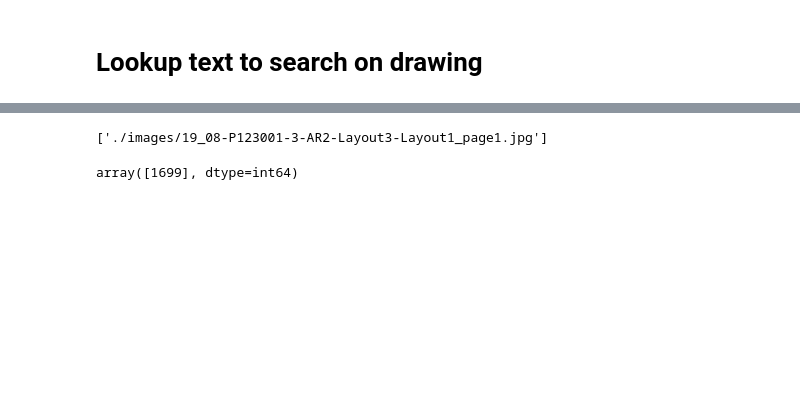
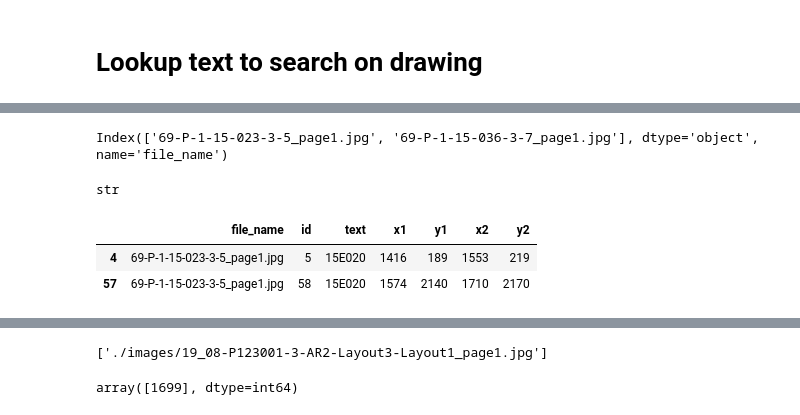
Before and after one commit to chanathipea/Image2Text, a Jupyter notebook: tesseract_ocr.ipynb, the cells around one changed output, grey strips where cells are left out. Saved outputs shown, nothing was run; the diff lists cells and outputs as text; code cells hidden in the pictures; blank space fills up the shorter version.

```diff
--- a/tesseract_ocr.ipynb
+++ b/tesseract_ocr.ipynb
@@ -451,7 +136,7 @@ for i in range(n_boxes):
 # Lookup text to search on drawing
 # %%
 import pandas as pd
-df = pd.read_excel('text_location.xlsx')
+df = pd.read_excel('text_location.xlsx',index_col=[0])
 # %%
 import matplotlib.pyplot as plt
 # %%
@@ -469,0 +146,4 @@ find_text(lookup=lookup).x1.item()
+# %%
+lookup_df = find_text(lookup=lookup)
+# lookup_df['id'] = lookup_df['id'].astype(int)
+lookup_df = lookup_df.astype({'id':'int','x1':'int','x2':'int','y1':'int','y2':'int'})
@@ -469,0 +167,17 @@ find_text(lookup=lookup).x1.item()
+# %%
+lookup_file_name = lookup_df.groupby('file_name')['file_name'].count()
+lookup_file_name = lookup_file_name.index
+# lookup_file_name = lookup_file_name.values
+lookup_file_name
+# %% [output]
+Index(['69-P-1-15-023-3-5_page1.jpg', '69-P-1-15-036-3-7_page1.jpg'], dtype='object', name='file_name')
+# %%
+type(lookup_file_name[1])
+# %% [output]
+str
+# %%
+lookup_df[lookup_df.file_name==lookup_file_name[0]]
+# %% [output]
+|  | file_name | id | text | x1 | y1 | x2 | y2 |
+| 4 | 69-P-1-15-023-3-5_page1.jpg | 5 | 15E020 | 1416 | 189 | 1553 | 219 |
+| 57 | 69-P-1-15-023-3-5_page1.jpg | 58 | 15E020 | 1574 | 2140 | 1710 | 2170 |
```
Also changed, not shown: parts of 83 cells of this notebook, 2 other files.
